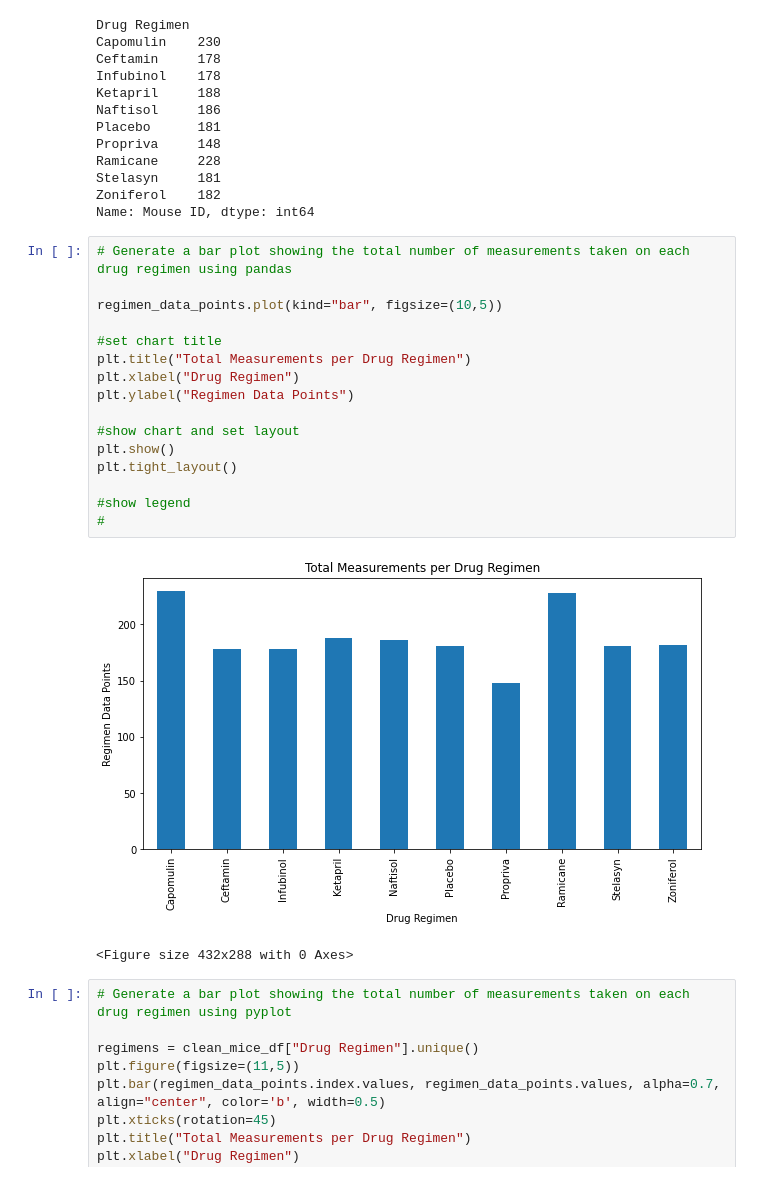
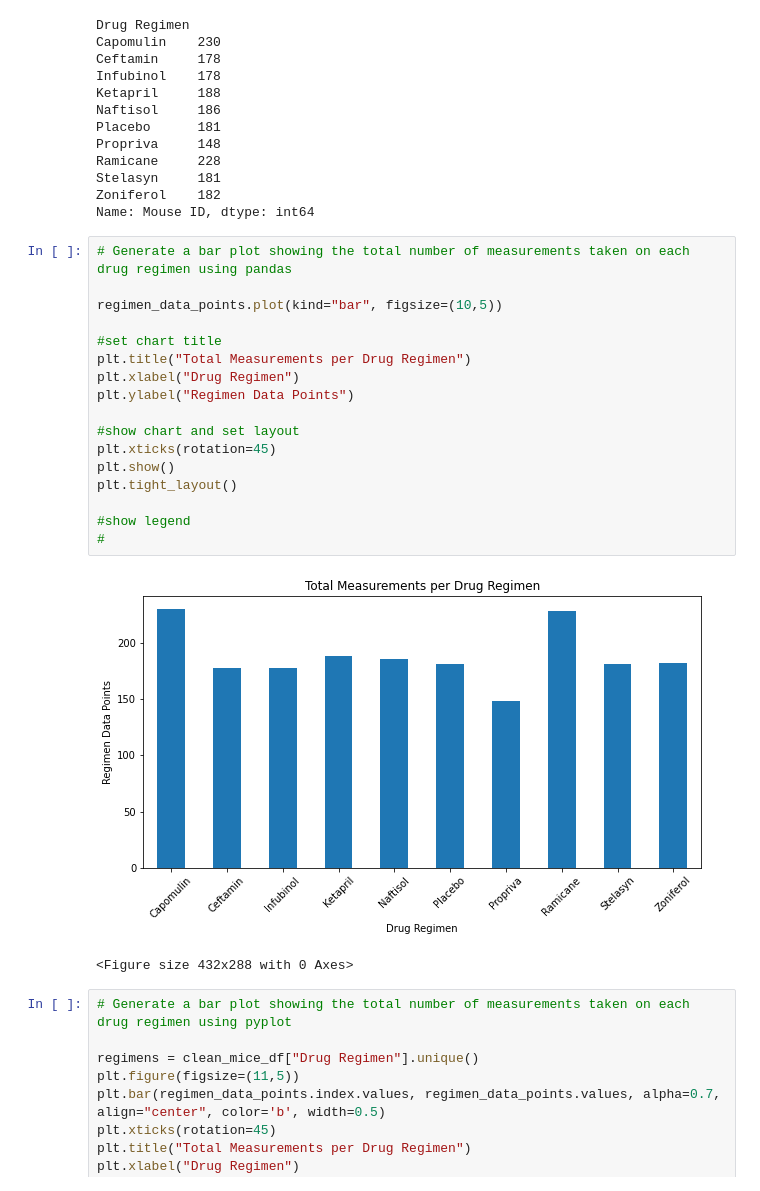
Before and after one commit to Jesskhunter/Matplotlib-Challenge, a Jupyter notebook: Pymaceuticals/pymaceuticals_starter.ipynb, the cells around one changed output. Drawn from its saved outputs; the diff is of its cells as text.

```diff
--- a/Pymaceuticals/pymaceuticals_starter.ipynb
+++ b/Pymaceuticals/pymaceuticals_starter.ipynb
@@ -224,21 +231,22 @@ Name: Mouse ID, dtype: int64
 # %%
 # Generate a bar plot showing the total number of measurements taken on each drug regimen using pandas
 
 regimen_data_points.plot(kind="bar", figsize=(10,5))
 
 #set chart title
 plt.title("Total Measurements per Drug Regimen")
 plt.xlabel("Drug Regimen")
 plt.ylabel("Regimen Data Points")
 
 #show chart and set layout
+plt.xticks(rotation=45)
 plt.show()
 plt.tight_layout()
 
 #show legend
 #
 # %% [output]
-[figure, old version]
+[figure, new version]
 <Figure size 432x288 with 0 Axes>
 # %%
 # Generate a bar plot showing the total number of measurements taken on each drug regimen using pyplot
```
Also changed, not shown: parts of 5 cells of this notebook.
